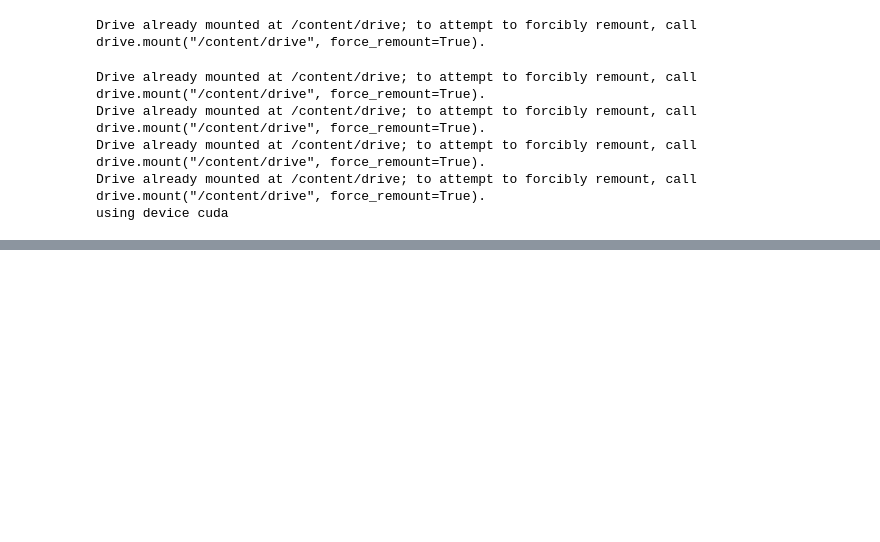
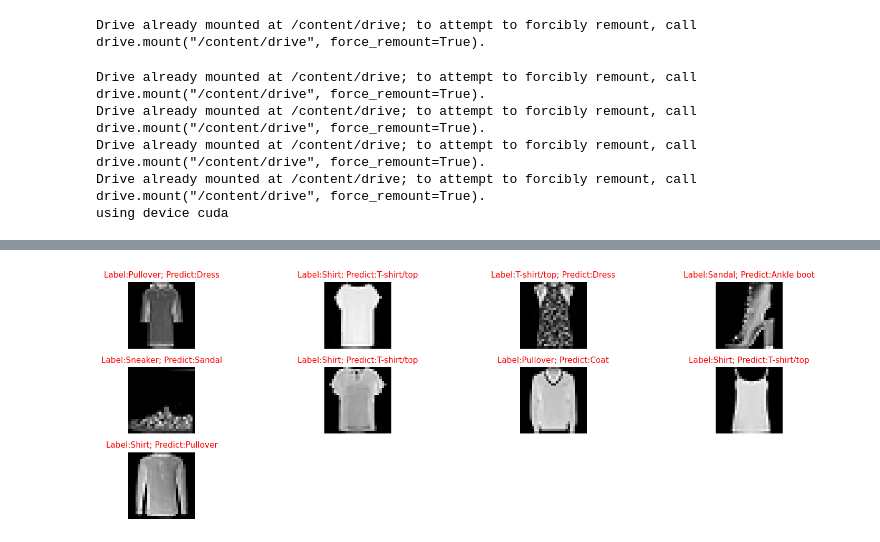
Before and after one commit to TVTruong777/DL261-Assignment, a Jupyter notebook: assignment1.ipynb, the cells around one changed output, grey strips where cells are left out. Saved outputs shown, nothing was run; the diff lists cells and outputs as text; code cells hidden in the pictures; blank space fills up the shorter version.

Commit message:
update saved notebook with graphs display

```diff
--- a/assignment1.ipynb
+++ b/assignment1.ipynb
@@ -178,44 +281,5 @@ plt.show()
-# %%
-from typing import Literal
-import math
-
-def error_analysis(model_name: Literal["Conv Model", "LSTM Model", "Linear Model", "MLP Model", "Vision Transformer"], loader):
-  model = best_models[model_name][0]
-  model.eval()
-  images, labels = next(iter(loader))
-  images = images.to(device)
-  labels = labels.to(device)
-
-  with torch.no_grad():
-    logits = model(images)
-    pred = logits.argmax(dim = 1)
-    incorrect_indices = torch.where(pred != labels)[0]
-
-  class_names = ['T-shirt/top', 'Trouser', 'Pullover', 'Dress',
-                 'Coat', 'Sandal', 'Shirt', 'Sneaker', 'Bag', 'Ankle boot']
-
-  display_error(images = images,
-                classes = class_names,
-                indices = incorrect_indices,
-                predictions = pred,
-                labels = labels,
-                num_imgs = len(incorrect_indices))
-
-def display_error(images, classes, indices, predictions, labels, num_imgs):
-  fig, axes = plt.subplots(nrows = math.ceil(num_imgs / 4), ncols = 4, figsize = (15, 5))
-
-  for i, ax in enumerate(axes.flatten()):
-    if i < len(indices):
-      idx = indices[i]
-      img = images[idx].cpu().squeeze().numpy()
-      predicted_class = classes[predictions[idx].item()]
-      actual_class = classes[labels[idx].item()]
-      ax.imshow(img, cmap = 'grey')
-      ax.set_title(f"Label:{actual_class}; Predict:{predicted_class}", color = 'green' if predicted_class == actual_class else 'red', fontsize = 11)
-      ax.axis('off')
-    else:
-      ax.axis('off')
-  plt.tight_layout()
-  plt.show()
 # %%
-error_analysis("Conv Model", val_loader)
+error_analysis(best_models = best_models, model_name = "Conv Model",
+               loader = val_loader, device = device)
+# %% [output]
+[figure, added]
```
Also changed, not shown: parts of 10 cells of this notebook.
